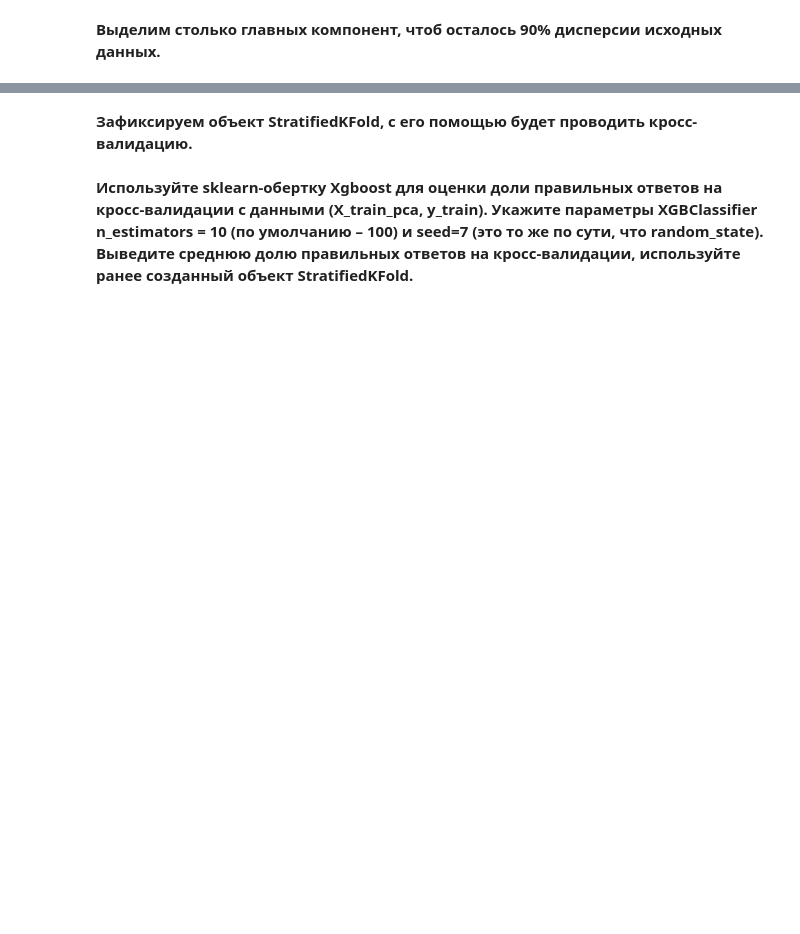
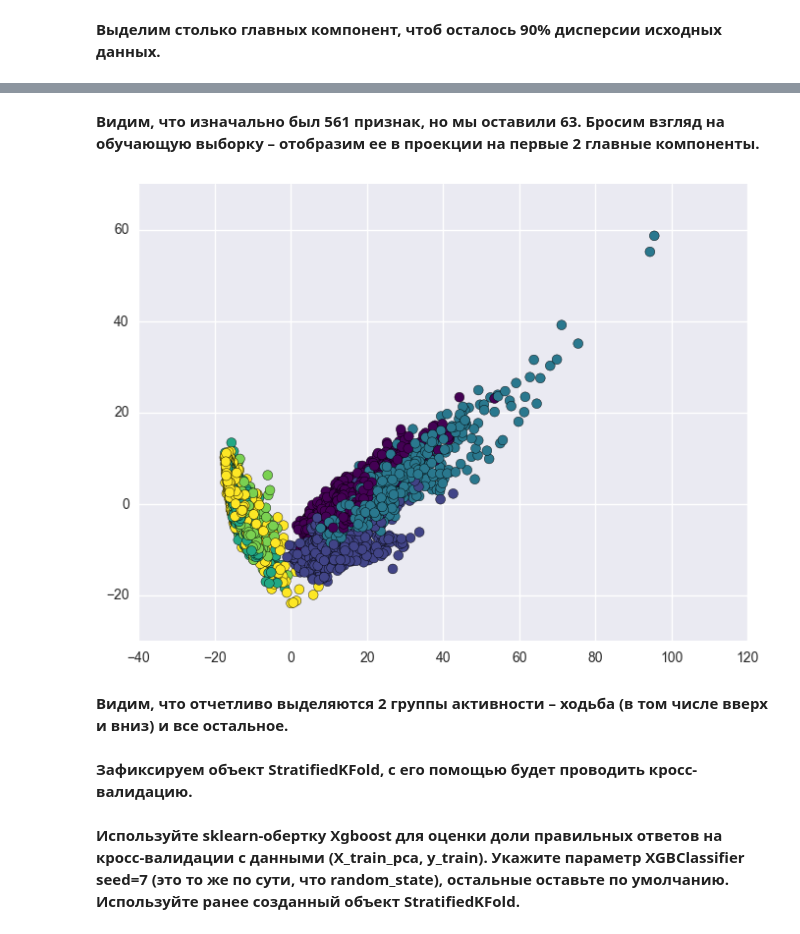
Before and after one commit to adima/hse, a Jupyter notebook: module3_advanced_ML/jupyter_notebooks/homeworks/hw7_xgboost_samsung.ipynb, the cells around one changed output, grey strips where cells are left out. Drawn from its saved outputs; the diff is of its cells as text; code cells hidden in the pictures; blank space fills up the shorter version.

```diff
--- a/module3_advanced_ML/jupyter_notebooks/homeworks/hw7_xgboost_samsung.ipynb
+++ b/module3_advanced_ML/jupyter_notebooks/homeworks/hw7_xgboost_samsung.ipynb
@@ -45,9 +63,17 @@ print(X_test_pca.shape)
+# %% [markdown]
+**Видим, что изначально был 561 признак, но мы оставили 63. Бросим взгляд на обучающую выборку – отобразим ее в проекции на первые 2 главные компоненты.**
+# %%
+scatter(X_train_pca[:, 0], X_train_pca[:, 1], c=y_train, s=50, cmap='viridis');
+# %% [output]
+[figure, added]
+# %% [markdown]
+**Видим, что отчетливо выделяются 2 группы активности – ходьба (в том числе вверх и вниз) и все остальное.**
 # %% [markdown]
 **Зафиксируем объект StratifiedKFold, с его помощью будет проводить кросс-валидацию.**
 # %%
 skf = StratifiedKFold(n_splits=3, shuffle=True, random_state=7)
 # %% [markdown]
-**Используйте sklearn-обертку Xgboost для оценки доли правильных ответов на кросс-валидации с данными (X_train_pca, y_train). Укажите параметры XGBClassifier n_estimators = 10 (по умолчанию – 100) и seed=7 (это то же по сути, что random_state). Выведите среднюю долю правильных ответов на кросс-валидации, используйте ранее созданный объект StratifiedKFold.**
+**Используйте sklearn-обертку Xgboost для оценки доли правильных ответов на кросс-валидации с данными (X_train_pca, y_train). Укажите параметр XGBClassifier seed=7 (это то же по сути, что random_state), остальные оставьте по умолчанию. Используйте ранее созданный объект StratifiedKFold.**
 # %%
 from xgboost import XGBClassifier
 from sklearn.metrics import accuracy_score
```
Also changed, not shown: parts of 47 cells of this notebook, 2 other files.
